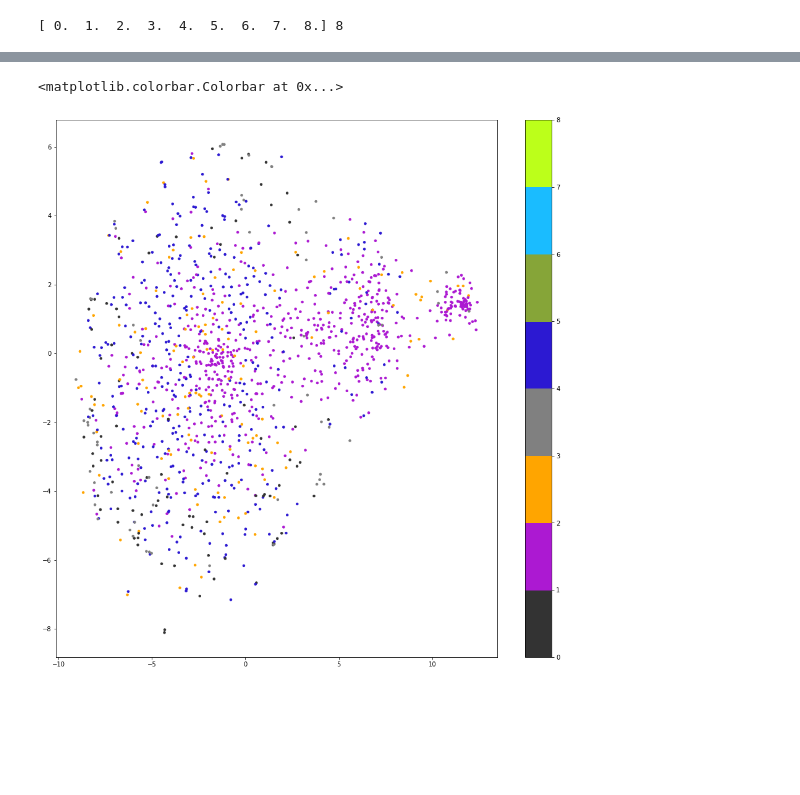
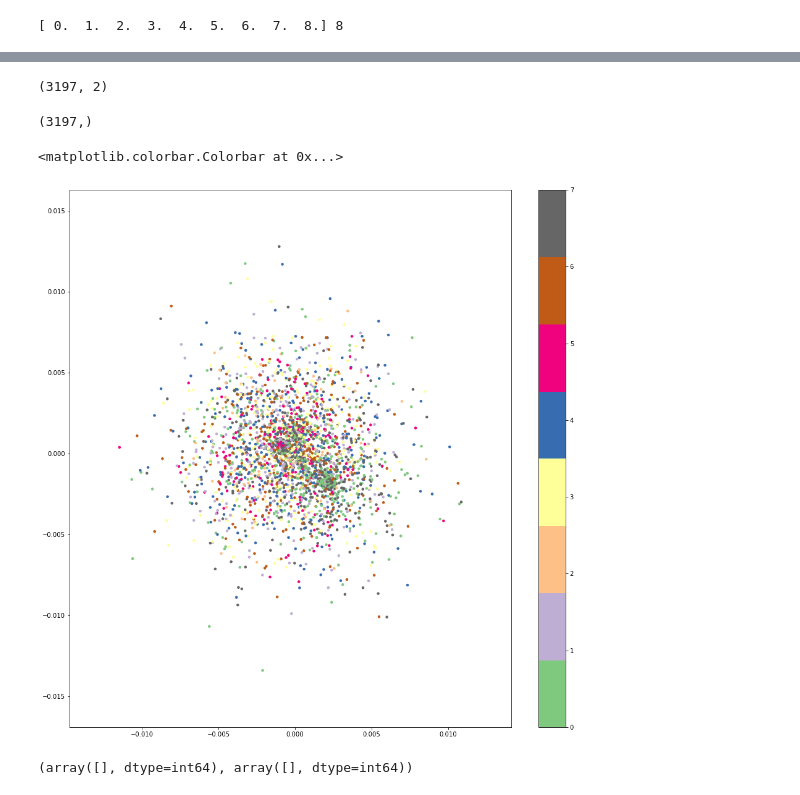
Before and after one commit to cwood1967/DeepLearning, a Jupyter notebook: autoencoder/infer.ipynb, the cells around one changed output, grey strips where cells are left out. Cells and saved outputs as stored; diff of their text form; code cells hidden in the pictures; blank space fills up the shorter version.

```diff
--- a/autoencoder/infer.ipynb
+++ b/autoencoder/infer.ipynb
@@ -71,6 +74,6 @@ df.head()
 # %%
-datadir = "/Users/cjw/Projects/cjw/Gerton/tpo/"
-datafile = datadir + "plate03_all_cells.csv"
+datadir = "/home/cjw/disk2cjw/Data/nucleolus/"
+# datafile = datadir + "plate03_all_cells.csv"
 df = utils.read_data_file(datafile)
 
 mf = df['mmfile']
@@ -95,6 +98,6 @@ mmdict = {"plate03_all.mm": m2}
 # %%
 vv = utils.getWell(mmdict,
-                    df, width, 4, 5, nchannels, channels=channels)
+                    df, width, 6, 5, nchannels, channels=channels)
 
 
 xhe = sess.run(enc, feed_dict={images:vv})
@@ -116,6 +119,7 @@ for i in range(5):
 # %%
 # dv = {0:(3,4), 1:(4,3), 2:(6,7), 3:(7,13), 4:(7, 2), 5:(8,3), 6:(12,4), 7:(9,5)}
-dv = {0:(12,4), 1:(9,5), 2:(11,8), 3:(2,19), 4:(13,13), 5:(13,8), 6:(4,4)}
+#dv = {0:(12,4), 1:(9,5), 2:(11,8), 3:(4,19), 4:(13,13), 5:(13,8), 6:(2,4), 7:(9,5)}
+dv = {0:(9,5), 1:(9,4) , 2:(11,8), 3:(4,19), 4:(13,13), 5:(13,8), 6:(2,4), 7:(9,5)}
 dimages = dict()
 counter = 0
 one = 0
@@ -144,6 +148,7 @@ for k in dv.keys():
         counter += 1
 
 perm = np.random.permutation(len(colors))
-g = g[perm]
+g_all = g[perm]
 colors = colors[perm]
+g_all.shape
 # %% [output]
@@ -266,15 +286,23 @@ plt.savefig(sf)
+# %%
+from sklearn.manifold import TSNE
+g_emb = TSNE(n_components=2,perplexity=200, learning_rate=40).fit_transform(g_all[:].astype(np.float64))
+g_emb.shape
+# %% [output]
+(3197, 2)
 # %%
-from sklearn.manifold import TSNE
-g_emb = TSNE(n_components=2,perplexity=100, learning_rate=40, init='pca').fit_transform(g.astype(np.float64))
-g_emb.shape
-
+print(colors.shape)
 from mpl_toolkits.mplot3d import Axes3D
 sz = 12
 fig = plt.figure(figsize=(16,16))
 ax = fig.add_subplot(111)
-sc = ax.scatter(g_emb[:,0], g_emb[:,1], s=sz, c=colors, cmap=mycmap, norm=norm)
-plt.colorbar(sc, cmap=mycmap, norm=norm, spacing='proportional', ticks=bounds,boundaries=bounds)
+sc = ax.scatter(g_emb[:,0], g_emb[:,1], s=sz, c=colors[0:g_emb.shape[0]], cmap='Accent', norm=None)
+plt.colorbar(sc)#, cmap=mycmap, norm=norm, spacing='proportional', ticks=bounds,boundaries=bounds)
 # plt.savefig("/Volumes/projects/cjw/Chris/Remark/2017_10_28/images/tsne_002.png")
 # %% [output]
-<matplotlib.colorbar.Colorbar at 0x...>
+(3197,)
+<matplotlib.colorbar.Colorbar at 0x...>
-[figure, old version]
+[figure, new version]
+# %%
+np.where(np.isinf(g_all))
+# %% [output]
+(array([], dtype=int64), array([], dtype=int64))
```
Also changed, not shown: parts of 10 cells of this notebook, 2 other files.
